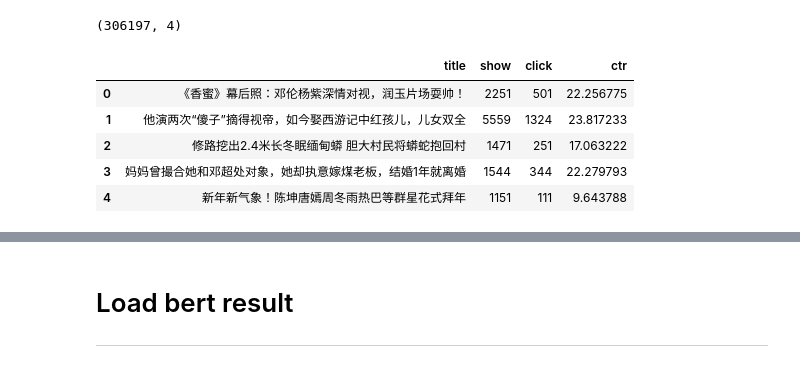
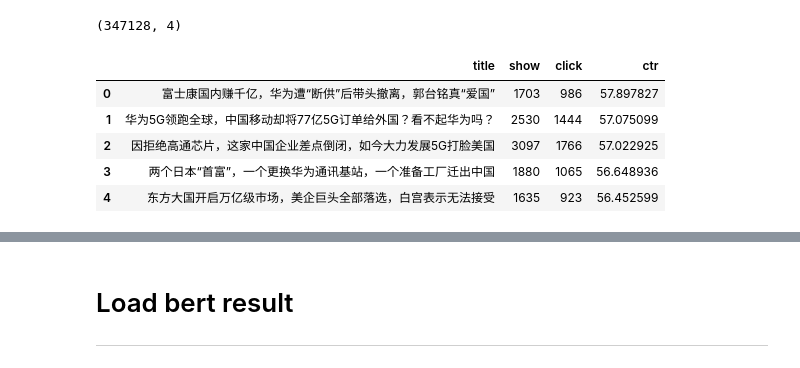
Before and after one commit to wangruichens/bert_multi_gpu, a Jupyter notebook: bert1.ipynb, the cells around one changed output, grey strips where cells are left out. Cells and saved outputs as stored; diff of their text form; code cells hidden in the pictures.

```diff
--- a/bert1.ipynb
+++ b/bert1.ipynb
@@ -13,14 +13,17 @@ warnings.filterwarnings("ignore", category=FutureWarning)
 warnings.filterwarnings("ignore", category=DeprecationWarning)
 warnings.filterwarnings("ignore")
 # %%
-df=pd.read_csv('sl.csv')
+df1=pd.read_csv('qkk.csv')
+df1= df1.query('show > 1000')
+df2=pd.read_csv('sl.csv')
+df = df1.append(df2, ignore_index=True)
 print(df.shape)
 df.head()
 # %% [output]
-(306197, 4)
+(347128, 4)
 |  | title | show | click | ctr |
-| 0 | 《香蜜》幕后照：邓伦杨紫深情对视，润玉片场耍帅！ | 2251 | 501 | 22.256775 |
-| 1 | 他演两次“傻子”摘得视帝，如今娶西游记中红孩儿，儿女双全 | 5559 | 1324 | 23.817233 |
-| 2 | 修路挖出2.4米长冬眠缅甸蟒 胆大村民将蟒蛇抱回村 | 1471 | 251 | 17.063222 |
-| 3 | 妈妈曾撮合她和邓超处对象，她却执意嫁煤老板，结婚1年就离婚 | 1544 | 344 | 22.279793 |
-| 4 | 新年新气象！陈坤唐嫣周冬雨热巴等群星花式拜年 | 1151 | 111 | 9.643788 |
+| 0 | 富士康国内赚千亿，华为遭“断供”后带头撤离，郭台铭真“爱国” | 1703 | 986 | 57.897827 |
+| 1 | 华为5G领跑全球，中国移动却将77亿5G订单给外国？看不起华为吗？ | 2530 | 1444 | 57.075099 |
+| 2 | 因拒绝高通芯片，这家中国企业差点倒闭，如今大力发展5G打脸美国 | 3097 | 1766 | 57.022925 |
+| 3 | 两个日本“首富”，一个更换华为通讯基站，一个准备工厂迁出中国 | 1880 | 1065 | 56.648936 |
+| 4 | 东方大国开启万亿级市场，美企巨头全部落选，白宫表示无法接受 | 1635 | 923 | 56.452599 |
```
Also changed, not shown: parts of 22 cells of this notebook, 2 other files.
